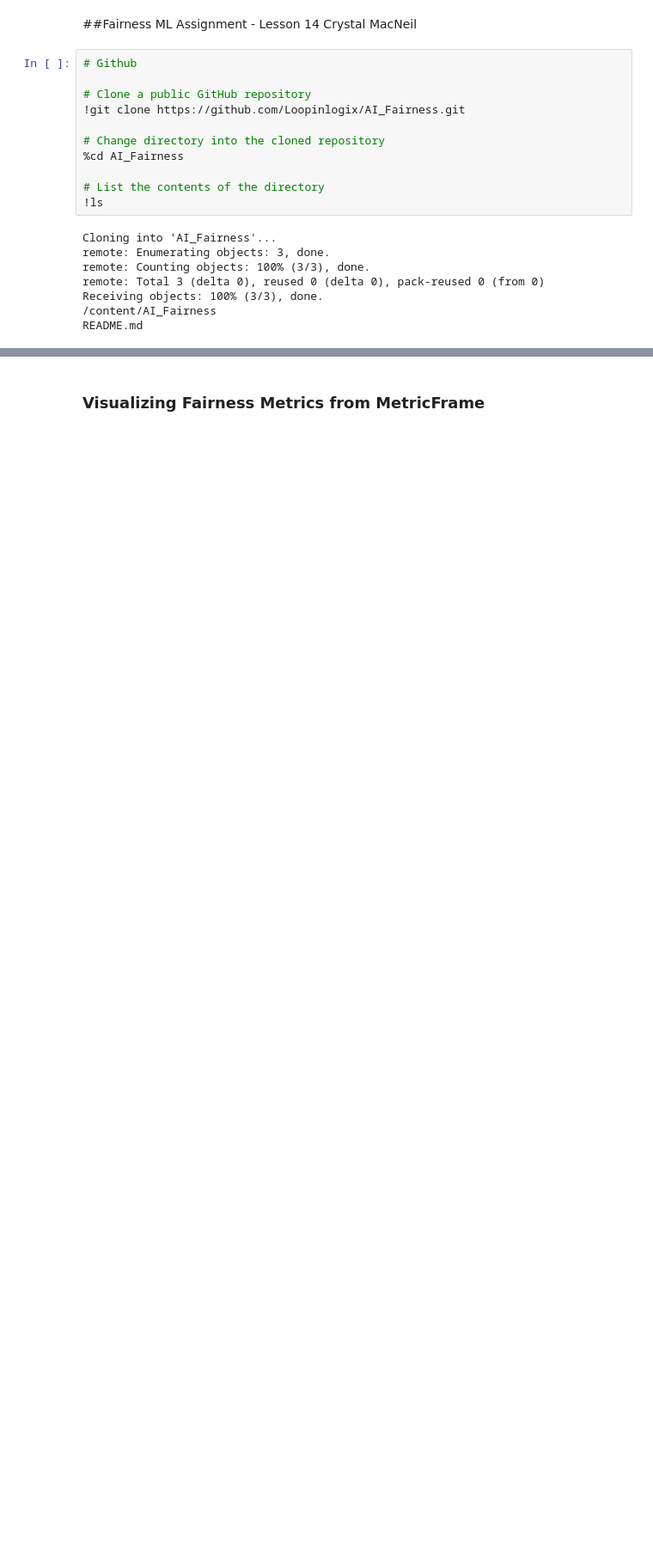
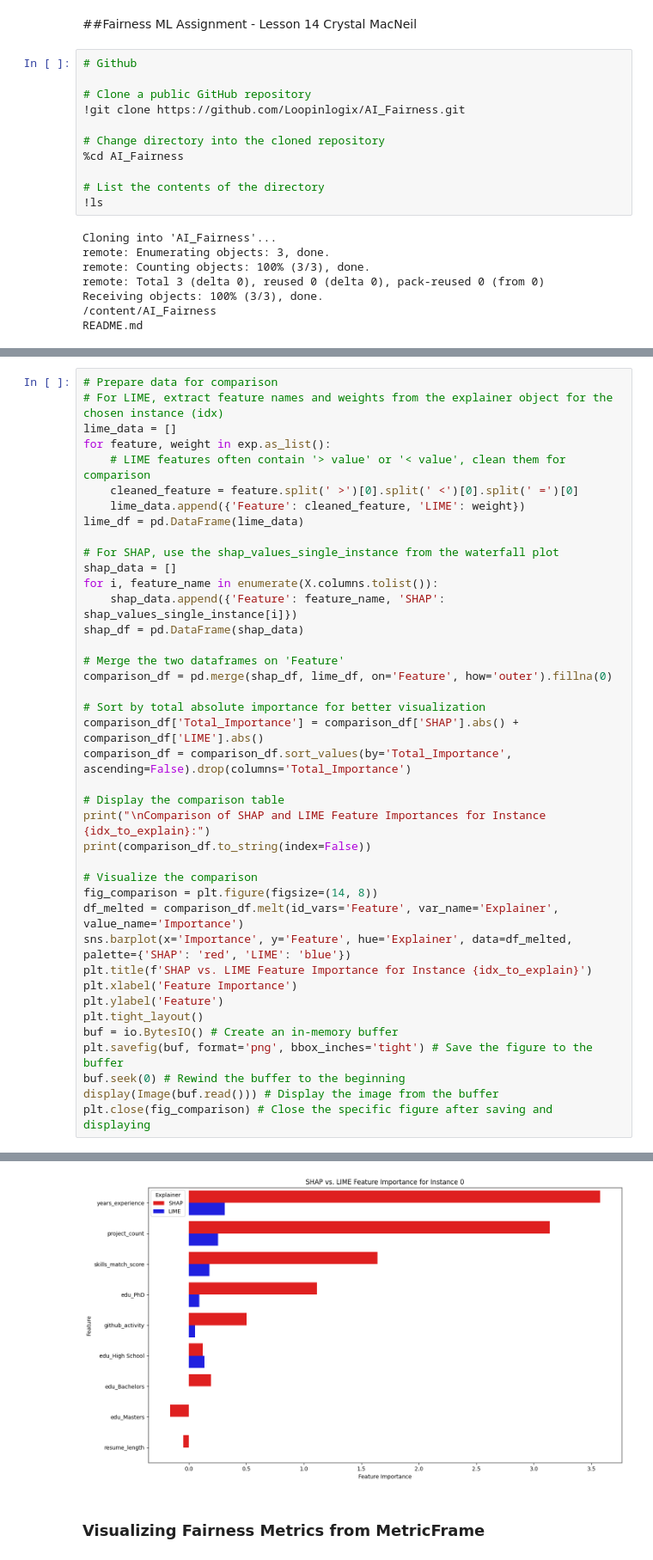
Before and after one commit to Loopinlogix/AI_Fairness, a Jupyter notebook: Ai_Fairness.ipynb, the cells around one changed output, grey strips where cells are left out. Shown at 86% size. Saved outputs shown, nothing was run; the diff lists cells and outputs as text; blank space fills up the shorter version.

```diff
--- a/Ai_Fairness.ipynb
+++ b/Ai_Fairness.ipynb
@@ -357,0 +379,41 @@ TASK 10: SHAP VS LIME FEATURE IMPORTANCE COMPARISON (VISUALIZATION)
+# %%
+# Prepare data for comparison
+# For LIME, extract feature names and weights from the explainer object for the chosen instance (idx)
+lime_data = []
+for feature, weight in exp.as_list():
+    # LIME features often contain '> value' or '< value', clean them for comparison
+    cleaned_feature = feature.split(' >')[0].split(' <')[0].split(' =')[0]
+    lime_data.append({'Feature': cleaned_feature, 'LIME': weight})
+lime_df = pd.DataFrame(lime_data)
+
+# For SHAP, use the shap_values_single_instance from the waterfall plot
+shap_data = []
+for i, feature_name in enumerate(X.columns.tolist()):
+    shap_data.append({'Feature': feature_name, 'SHAP': shap_values_single_instance[i]})
+shap_df = pd.DataFrame(shap_data)
+
+# Merge the two dataframes on 'Feature'
+comparison_df = pd.merge(shap_df, lime_df, on='Feature', how='outer').fillna(0)
+
+# Sort by total absolute importance for better visualization
+comparison_df['Total_Importance'] = comparison_df['SHAP'].abs() + comparison_df['LIME'].abs()
+comparison_df = comparison_df.sort_values(by='Total_Importance', ascending=False).drop(columns='Total_Importance')
+
+# Display the comparison table
+print("\nComparison of SHAP and LIME Feature Importances for Instance {idx_to_explain}:")
+print(comparison_df.to_string(index=False))
+
+# Visualize the comparison
+fig_comparison = plt.figure(figsize=(14, 8))
+df_melted = comparison_df.melt(id_vars='Feature', var_name='Explainer', value_name='Importance')
+sns.barplot(x='Importance', y='Feature', hue='Explainer', data=df_melted, palette={'SHAP': 'red', 'LIME': 'blue'})
+plt.title(f'SHAP vs. LIME Feature Importance for Instance {idx_to_explain}')
+plt.xlabel('Feature Importance')
+plt.ylabel('Feature')
+plt.tight_layout()
+buf = io.BytesIO() # Create an in-memory buffer
+plt.savefig(buf, format='png', bbox_inches='tight') # Save the figure to the buffer
+buf.seek(0) # Rewind the buffer to the beginning
+display(Image(buf.read())) # Display the image from the buffer
+plt.close(fig_comparison) # Close the specific figure after saving and displaying
+# %% [output]
@@ -358,3 +431,4 @@ TASK 10: SHAP VS LIME FEATURE IMPORTANCE COMPARISON (VISUALIZATION)
+[figure, added]
 # %% [markdown]
 ### Visualizing Fairness Metrics from MetricFrame
 # %%
```
Also changed, not shown: parts of 6 cells of this notebook.
